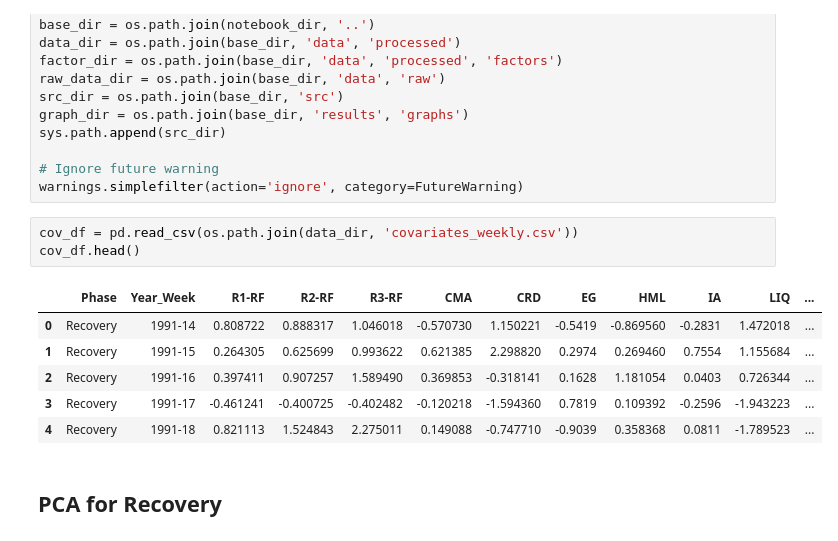
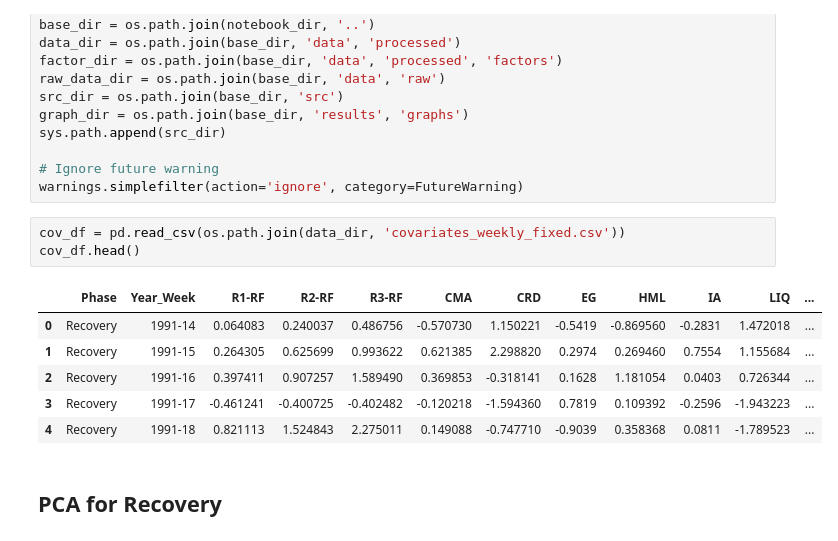
Before and after one commit to patrickwjwang/equity-cycle, a Jupyter notebook: notebooks/PCA.ipynb, the cells around one changed output. Saved outputs shown, nothing was run; the diff lists cells and outputs as text.

```diff
--- a/notebooks/PCA.ipynb
+++ b/notebooks/PCA.ipynb
@@ -34,11 +34,11 @@ sys.path.append(src_dir)
 # Ignore future warning
 warnings.simplefilter(action='ignore', category=FutureWarning)
 # %%
-cov_df = pd.read_csv(os.path.join(data_dir, 'covariates_weekly.csv'))
+cov_df = pd.read_csv(os.path.join(data_dir, 'covariates_weekly_fixed.csv'))
 cov_df.head()
 # %% [output]
 |  | Phase | Year_Week | R1-RF | R2-RF | R3-RF | CMA | CRD | EG | HML | IA | LIQ | ... |
-| 0 | Recovery | 1991-14 | 0.808722 | 0.888317 | 1.046018 | -0.570730 | 1.150221 | -0.5419 | -0.869560 | -0.2831 | 1.472018 | ... |
+| 0 | Recovery | 1991-14 | 0.064083 | 0.240037 | 0.486756 | -0.570730 | 1.150221 | -0.5419 | -0.869560 | -0.2831 | 1.472018 | ... |
 | 1 | Recovery | 1991-15 | 0.264305 | 0.625699 | 0.993622 | 0.621385 | 2.298820 | 0.2974 | 0.269460 | 0.7554 | 1.155684 | ... |
 | 2 | Recovery | 1991-16 | 0.397411 | 0.907257 | 1.589490 | 0.369853 | -0.318141 | 0.1628 | 1.181054 | 0.0403 | 0.726344 | ... |
 | 3 | Recovery | 1991-17 | -0.461241 | -0.400725 | -0.402482 | -0.120218 | -1.594360 | 0.7819 | 0.109392 | -0.2596 | -1.943223 | ... |
```
Also changed, not shown: parts of 11 cells of this notebook.
